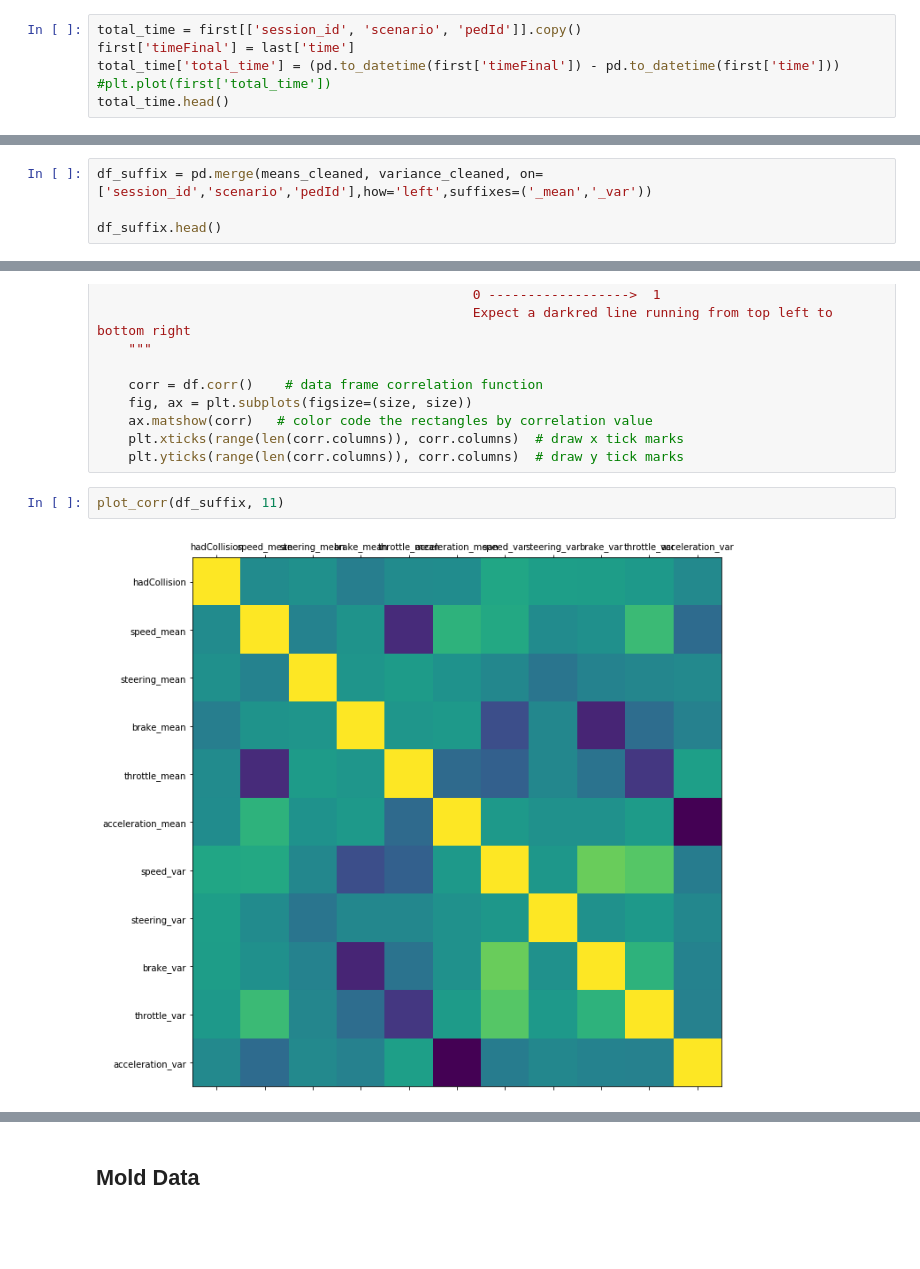
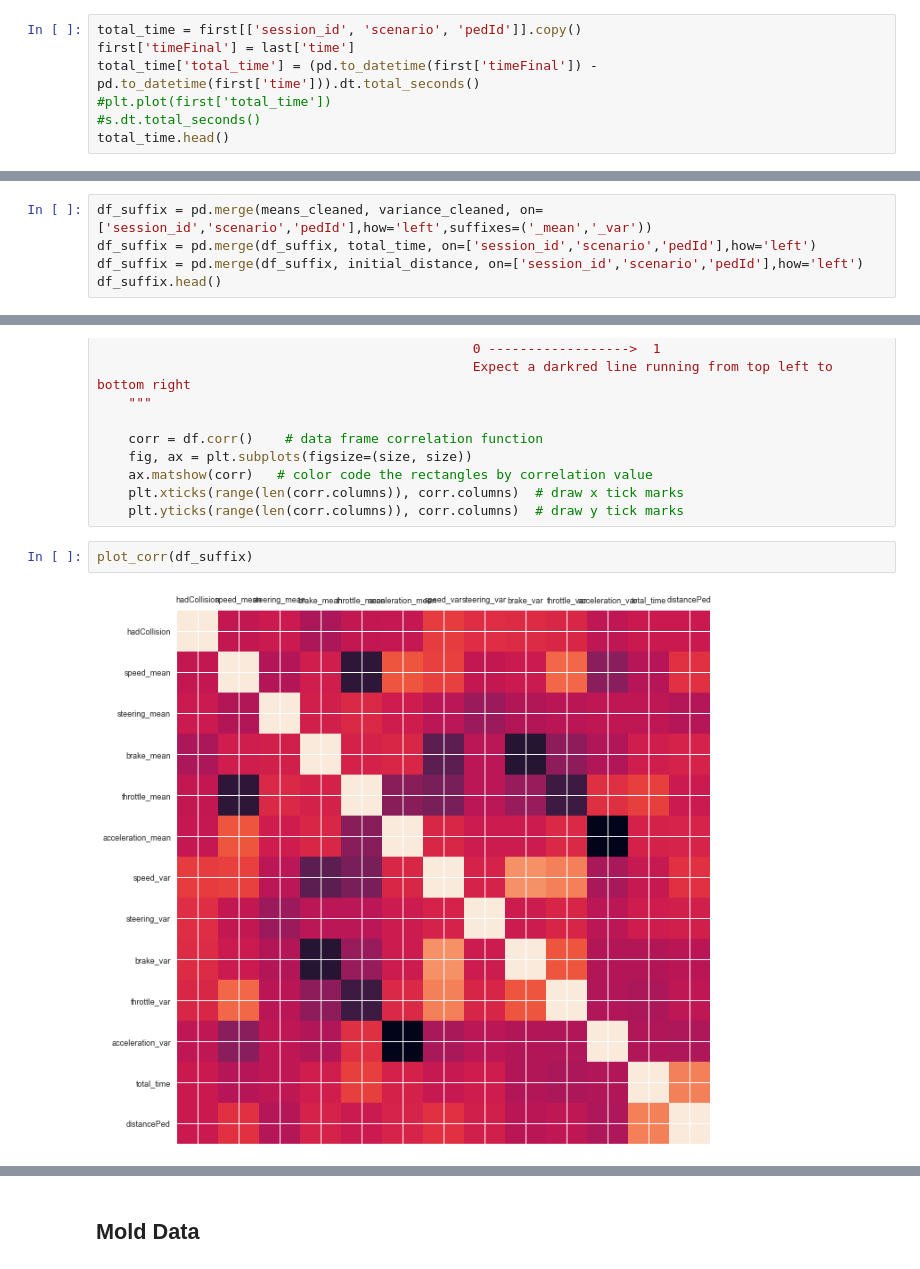
Before and after one commit to jcostamagna/thesis-python-jupyter, a Jupyter notebook: thesis_test.ipynb, the cells around one changed output, grey strips where cells are left out. Saved outputs shown, nothing was run; the diff lists cells and outputs as text; blank space fills up the shorter version.

Commit message:
Add initial distance from pedestrian and total time

```diff
--- a/thesis_test.ipynb
+++ b/thesis_test.ipynb
@@ -170,8 +170,9 @@ last = df_joined.groupby(['session_id', 'scenario', 'pedId'], as_index=False).la
 # %%
 total_time = first[['session_id', 'scenario', 'pedId']].copy()
 first['timeFinal'] = last['time']
-total_time['total_time'] = (pd.to_datetime(first['timeFinal']) - pd.to_datetime(first['time']))
+total_time['total_time'] = (pd.to_datetime(first['timeFinal']) - pd.to_datetime(first['time'])).dt.total_seconds()
 #plt.plot(first['total_time'])
+#s.dt.total_seconds()
 total_time.head()
 # %% [output]
 |  | session_id | scenario | pedId | total_time |
@@ -331,7 +332,8 @@ plt.show()
 # Merge dataframes
 # %%
 df_suffix = pd.merge(means_cleaned, variance_cleaned, on=['session_id','scenario','pedId'],how='left',suffixes=('_mean','_var'))
-
+df_suffix = pd.merge(df_suffix, total_time, on=['session_id','scenario','pedId'],how='left')
+df_suffix = pd.merge(df_suffix, initial_distance, on=['session_id','scenario','pedId'],how='left')
 df_suffix.head()
 # %% [output]
 |  | session_id | scenario | pedId | hadCollision | speed_mean | steering_mean | brake_mean | throttle_mean | ... |
@@ -376,9 +378,9 @@ def plot_corr(df, size=11):
     plt.xticks(range(len(corr.columns)), corr.columns)  # draw x tick marks
     plt.yticks(range(len(corr.columns)), corr.columns)  # draw y tick marks
 # %%
-plot_corr(df_suffix, 11)
+plot_corr(df_suffix)
 # %% [output]
-[figure, old version]
+[figure, new version]
 # %%
 import seaborn as sns
 
```
Also changed, not shown: parts of 4 cells of this notebook.
